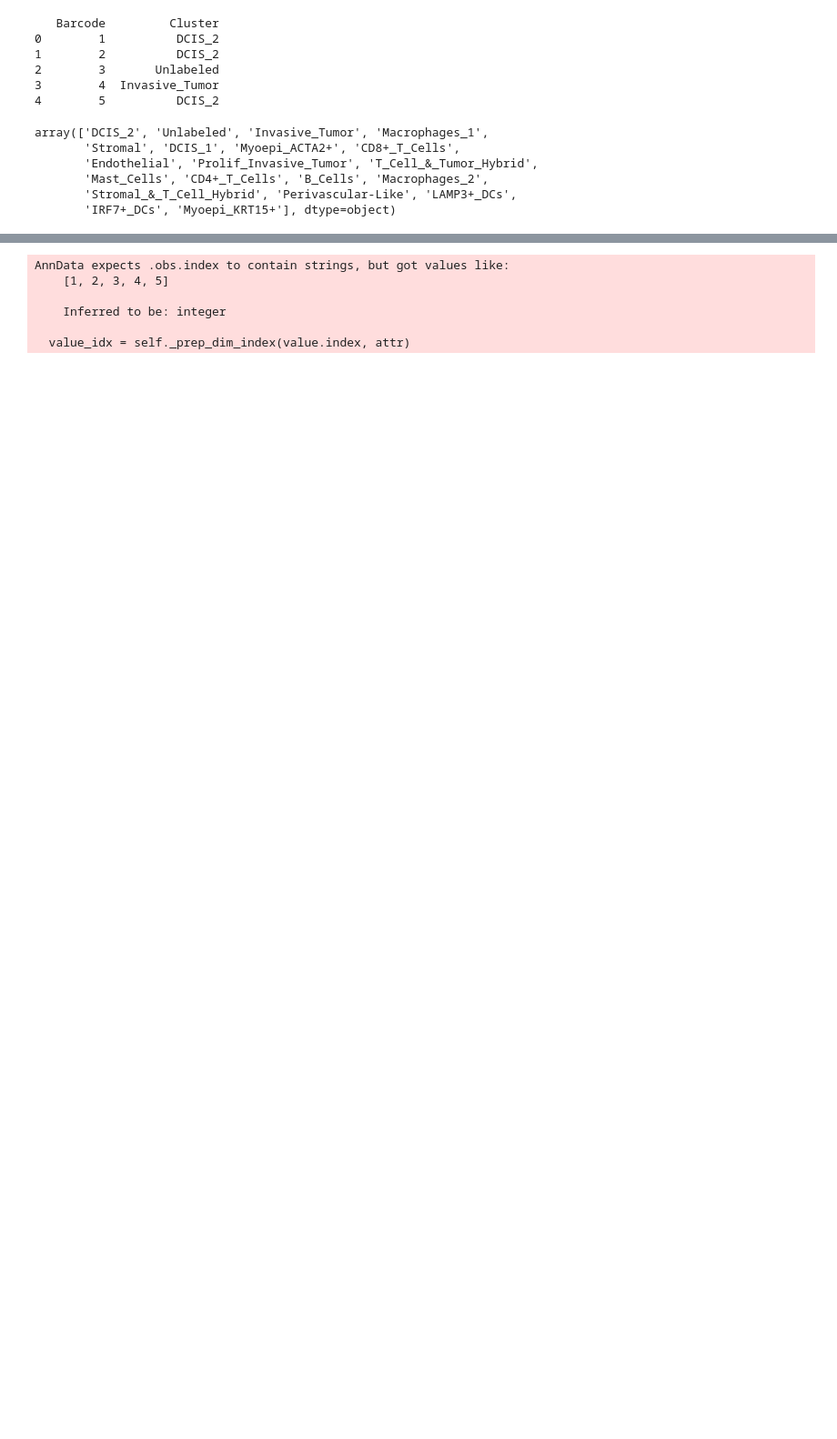
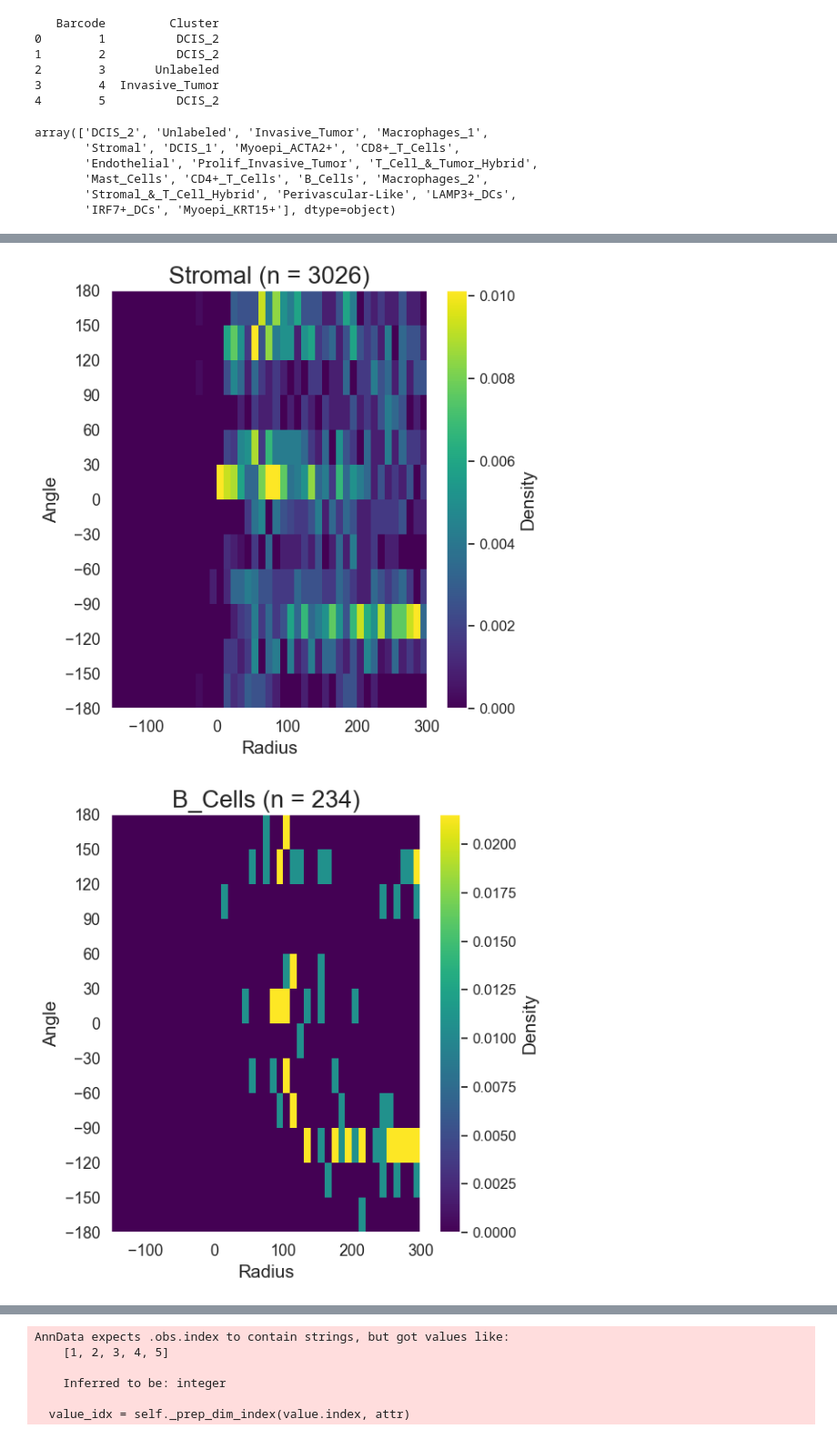
Before and after one commit to RyosukeNomural/SpatialCompassV, a Jupyter notebook: docs/tutorials/cell_analysis/test_2.ipynb, the cells around one changed output, grey strips where cells are left out. Shown at 91% size. Drawn from its saved outputs; the diff is of its cells as text; code cells hidden in the pictures; blank space fills up the shorter version.

```diff
--- a/docs/tutorials/cell_analysis/test_2.ipynb
+++ b/docs/tutorials/cell_analysis/test_2.ipynb
@@ -194,0 +181,5 @@ _ = cell_pipe.cell_polar_maps(plot=True)
+# %%
+cell_pipe.compute_cluster_polar_distributions(plot=True)
+# %% [output]
+[figure, added]
+[figure, added]
```
Also changed, not shown: parts of 4 cells of this notebook, 11 other files.
